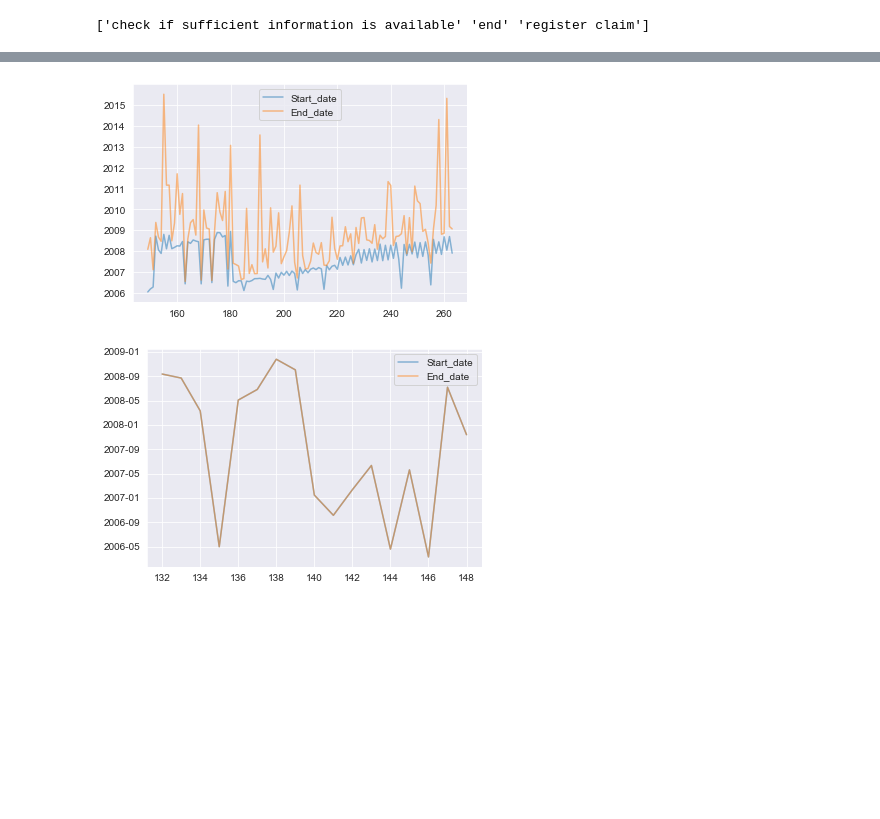
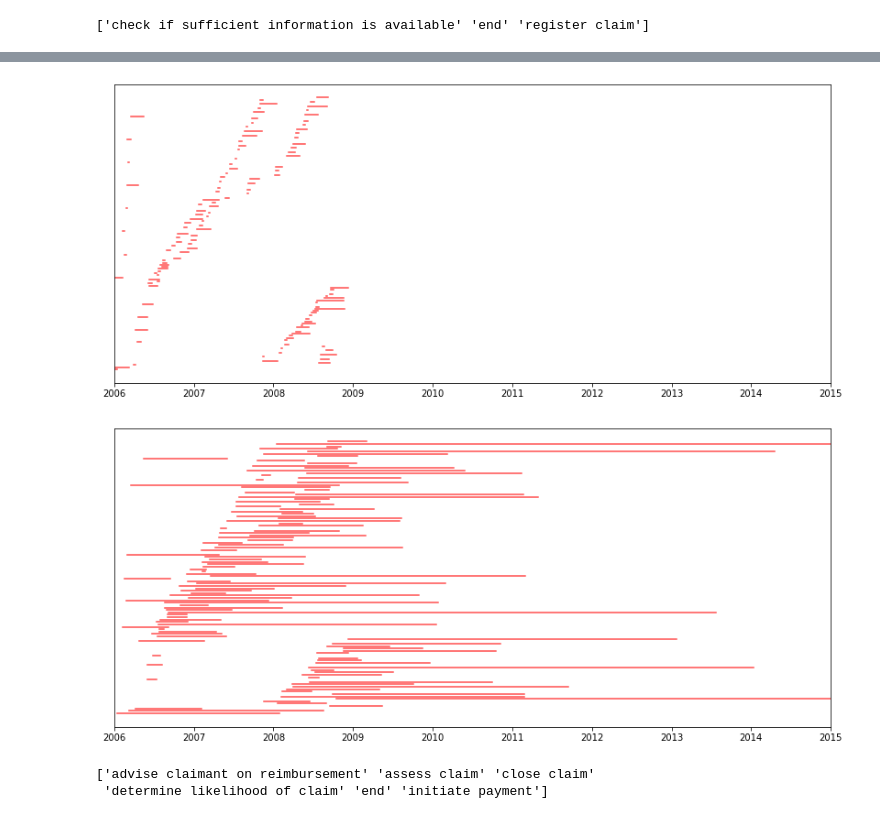
Before and after one commit to Sroka-Bartosz/Allen-fuzzy-logs-relation-analysis, a Jupyter notebook: logs_analysis.ipynb, the cells around one changed output, grey strips where cells are left out. Cells and saved outputs as stored; diff of their text form; code cells hidden in the pictures; blank space fills up the shorter version.

```diff
--- a/logs_analysis.ipynb
+++ b/logs_analysis.ipynb
@@ -11,7 +12,7 @@ from pm4py import discover_bpmn_inductive
 from pm4py.objects.conversion.log import converter as log_converter
 from pm4py.objects.log.importer.xes import importer as xes_importer
 # %%
-log = xes_importer.apply('logi/exercise6.xes')
+log = xes_importer.apply('logs/exercise6.xes')
 # %%
 df = log_converter.apply(log, variant=log_converter.Variants.TO_DATA_FRAME)
 # %%
@@ -80,8 +71,32 @@ plot_log_times(check_if_sufficient)
-# %%
-plot_log_times(register_claim)
-# %% [output]
-[figure, removed]
-# %%
-plot_log_times(end)
-# %% [output]
-[figure, removed]
+# %%
+def plot_log_times(df):
+    fig, ax = plt.subplots(figsize=(14,6))
+    ax.plot(df[['start_timestamp', 'complete_timestamp']], df['case:concept:name'], alpha=0.5, label=['Start_date', 'End_date'])
+
+    plt.legend()
+    plt.show()
+
+def plot_only_lines(df: pd.DataFrame, xlim, plot_color: str = 'r'):
+    for i in range(df.shape[0] - 1):
+        ax.plot([np.array(df['start_timestamp'])[i], np.array(df['complete_timestamp'])[i]], [np.array(df['case:concept:name'])[i],np.array(df['case:concept:name'])[i]], color=plot_color,alpha=0.7,)
+    ax.get_yaxis().set_visible(False)
+    ax.set(xlim=xlim)
+# %%
+xlim_lower = datetime.strptime('2006-01-01', '%Y-%m-%d')
+xlim_upper = datetime.strptime('2015-01-01', '%Y-%m-%d')
+
+fig, ax = plt.subplots(figsize=[14,6])
+plot_only_lines(check_if_sufficient, xlim=(xlim_lower, xlim_upper))
+# %% [output]
+[figure, added]
+# %%
+fig, ax = plt.subplots(figsize=[14,6])
+plot_only_lines(register_claim, xlim=(xlim_lower, xlim_upper))
+# %% [output]
+[figure, added]
+# %%
+claims_handler = df.loc[df['org:resource'] == 'Claims handler']
+print(claims_handler['concept:name'].unique())
+# %% [output]
+['advise claimant on reimbursement' 'assess claim' 'close claim'
+ 'determine likelihood of claim' 'end' 'initiate payment']
```
Also changed, not shown: parts of 5 cells of this notebook.
